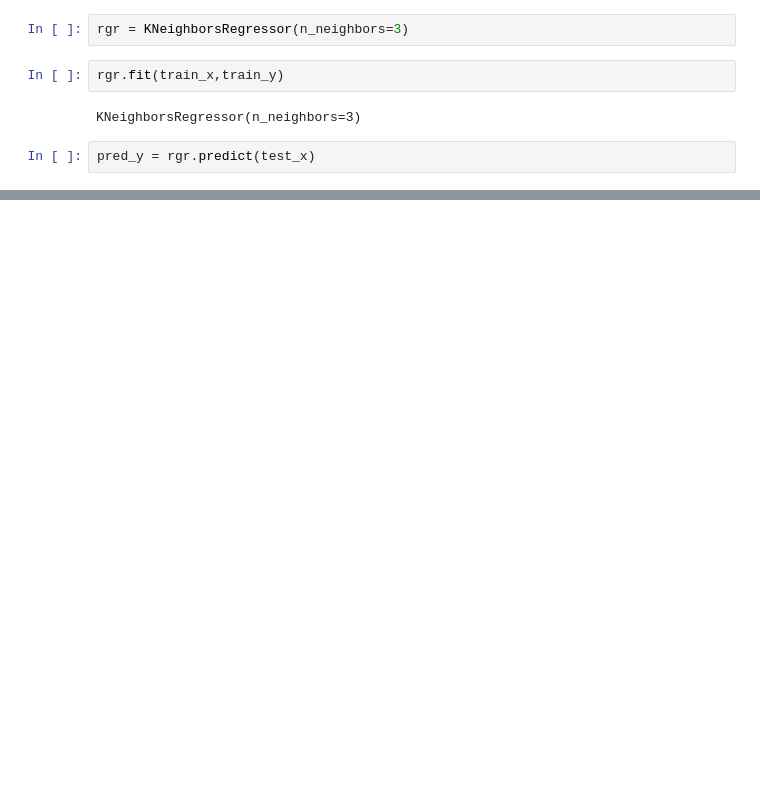
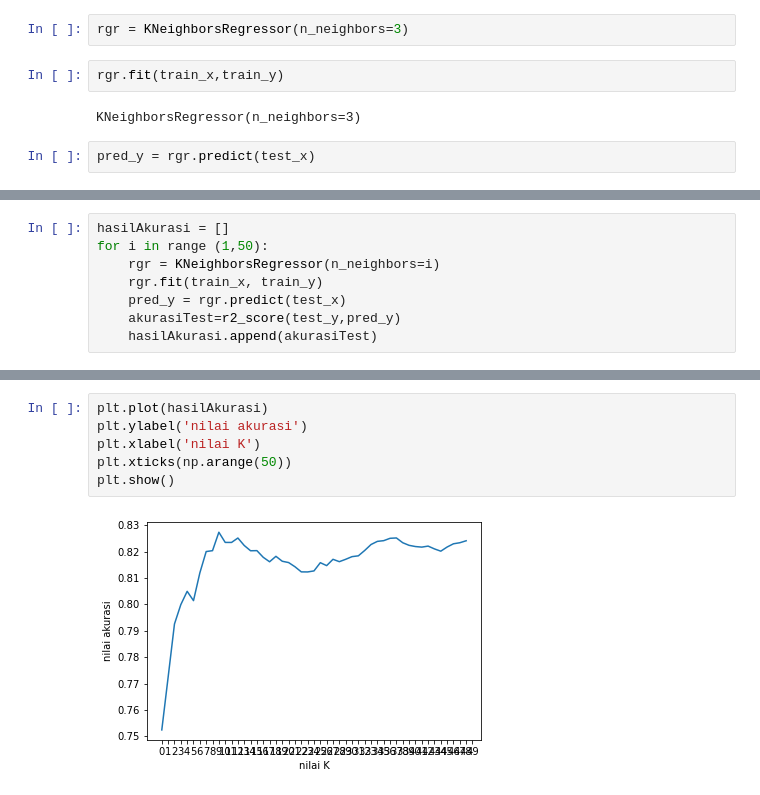
Before and after one commit to makrufboy/Data-Mining-Random-Data-on-Nutritional-Status, a Jupyter notebook: TB_DataMining_PendapatanNilai.ipynb, the cells around one changed output, grey strips where cells are left out. Cells and saved outputs as stored; diff of their text form; blank space fills up the shorter version.

```diff
--- a/TB_DataMining_PendapatanNilai.ipynb
+++ b/TB_DataMining_PendapatanNilai.ipynb
@@ -279,0 +289,8 @@ sns.regplot(x=test_x['Suhu'],y=test_y,ax=ax)
+# %%
+hasilAkurasi = []
+for i in range (1,50):
+    rgr = KNeighborsRegressor(n_neighbors=i)
+    rgr.fit(train_x, train_y)
+    pred_y = rgr.predict(test_x)
+    akurasiTest=r2_score(test_y,pred_y)
+    hasilAkurasi.append(akurasiTest)
@@ -279,0 +301,8 @@ sns.regplot(x=test_x['Suhu'],y=test_y,ax=ax)
+# %%
+plt.plot(hasilAkurasi)
+plt.ylabel('nilai akurasi')
+plt.xlabel('nilai K')
+plt.xticks(np.arange(50))
+plt.show()
+# %% [output]
+[figure, added]
```
Also changed, not shown: parts of 26 cells of this notebook.
